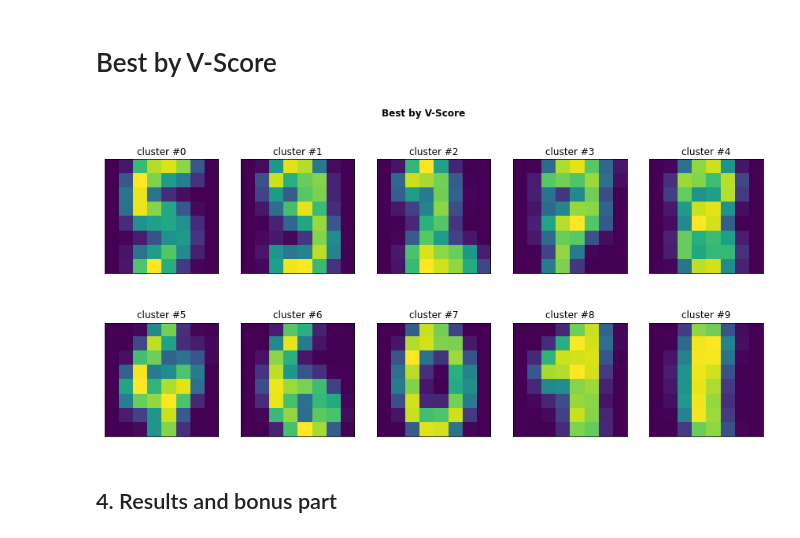
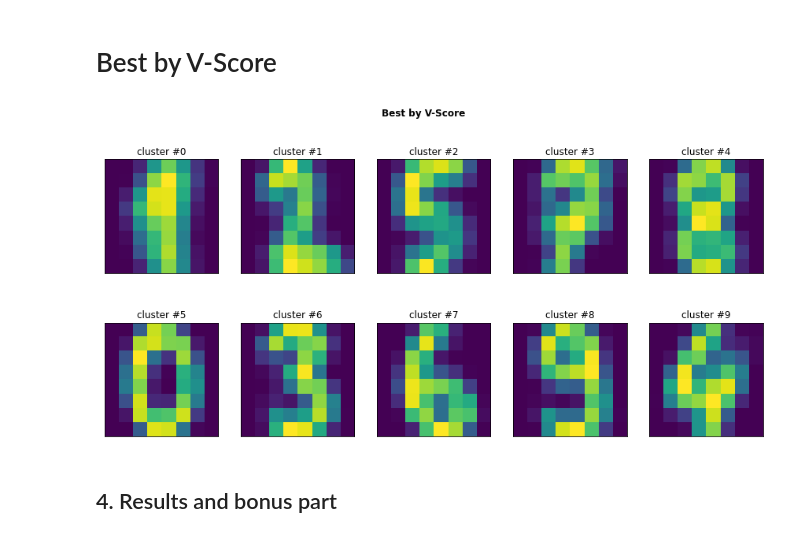
Before and after one commit to zappaz00/8_clustering, a Jupyter notebook: clustering.ipynb, the cells around one changed output. Cells and saved outputs as stored; diff of their text form; code cells hidden in the pictures.

```diff
--- a/clustering.ipynb
+++ b/clustering.ipynb
@@ -40,7 +40,7 @@ for im_ctr in range(10):
     col_ctr = im_ctr % 5
     image = np.reshape(X[im_ctr, :], (8, 8))
     axs[row_ctr, col_ctr].imshow(image)
-    axs[row_ctr, col_ctr].set_title(im_ctr)
+    axs[row_ctr, col_ctr].set_title(y[im_ctr])
     axs[row_ctr, col_ctr].set_xticks(ticks=[])
     axs[row_ctr, col_ctr].set_yticks(ticks=[])
 # %% [output]
@@ -170,7 +170,8 @@ def draw_centers_of_clusters(centers):
     for im_ctr in range(len(centers)):
         row_ctr = int(im_ctr / 5)
         col_ctr = im_ctr % 5
-        image = np.reshape(centers[im_ctr, :], (8, 8))
+        im_size = int(np.sqrt(len(centers[im_ctr, :])))
+        image = np.reshape(centers[im_ctr, :], (im_size, im_size))
         axs[row_ctr, col_ctr].imshow(image)
         axs[row_ctr, col_ctr].set_title(f'cluster #{im_ctr}')
         axs[row_ctr, col_ctr].set_xticks(ticks=[])
@@ -451,12 +452,12 @@ plt.suptitle('Best by Silhouette', fontweight='bold');
 # %%
 hierarchical_centers = np.zeros((hierarchical_model_red.n_clusters_, X.shape[1]))
 for k in range(hierarchical_model_red.n_clusters_):
-    hierarchical_centers[k, :] = np.mean(X[hierarchical_labels==k], axis=0)
+    hierarchical_centers[k, :] = np.mean(X[hierarchical_labels_red==k], axis=0)
 
 draw_centers_of_clusters(hierarchical_centers)
 plt.suptitle('Best by V-Score', fontweight='bold');
 # %% [output]
-[figure, old version]
+[figure, new version]
 # %% [markdown]
 ## 4. Results and bonus part
 # %% [markdown]
```
Also changed, not shown: parts of 14 cells of this notebook.
